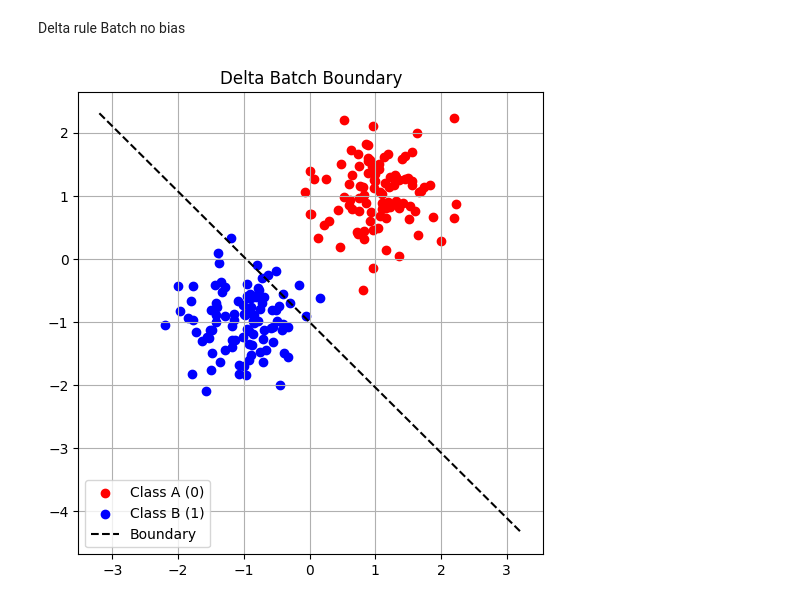
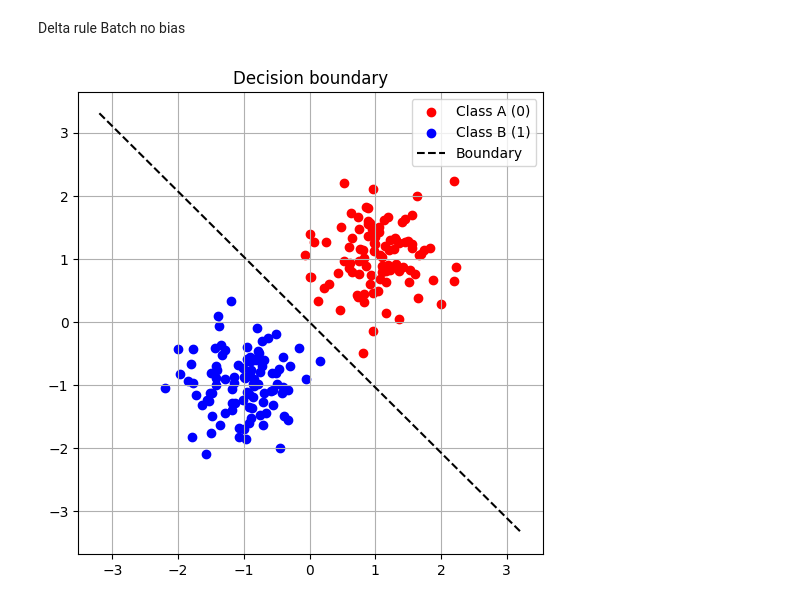
Before and after one commit to JarlSteph/DD2437, a Jupyter notebook: Lab1/main_Niklas.ipynb, the cells around one changed output. Saved outputs shown, nothing was run; the diff lists cells and outputs as text; code cells hidden in the pictures.

```diff
--- a/Lab1/main_Niklas.ipynb
+++ b/Lab1/main_Niklas.ipynb
@@ -85,14 +85,19 @@ def add_bias(X):
 # %% [markdown]
 Plot decision boundery
 # %%
-def plot_decision_boundary(X, y, w, title="Decision boundary"):
+def plot_decision_boundary(X, y, w, bias=True, title="Decision boundary"):
     plt.figure(figsize=(6,6))
     plt.scatter(X[y==0,0], X[y==0,1], c="red", label="Class A (0)")
     plt.scatter(X[y==1,0], X[y==1,1], c="blue", label="Class B (1)")
 
     x_vals = np.linspace(X[:,0].min()-1, X[:,0].max()+1, 100)
     if w[1] != 0:
-        y_vals = -(w[0]*x_vals + w[-1]) / w[1]
+        if bias:
+            # w[0] = weight for x1, w[1] = weight for x2, w[2] = bias
+            y_vals = -(w[0]*x_vals + w[2]) / w[1]
+        else:
+            # no bias term
+            y_vals = -(w[0]*x_vals) / w[1]
         plt.plot(x_vals, y_vals, "k--", label="Boundary")
 
     plt.title(title)
@@ -210,6 +215,6 @@ Delta rule Batch no bias
 # %%
 # Delta Batch
 w_db, err_db = delta_rule_batch(X, y, epochs=20, lr=0.001, seed=1, bias=False)
-plot_decision_boundary(X, y, w_db, "Delta Batch Boundary")
+plot_decision_boundary(X, y, w_db, bias=False)
 # %% [output]
-[figure, old version]
+[figure, new version]
```
Also changed, not shown: parts of 8 cells of this notebook, 2 other files.
